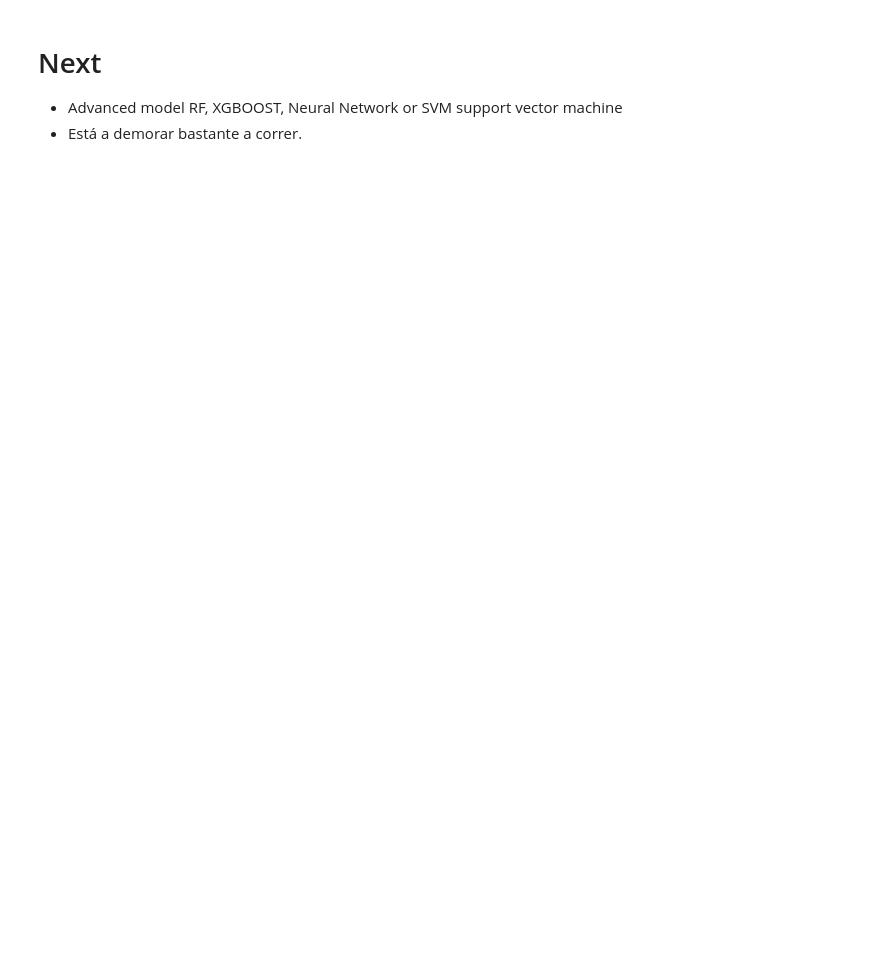
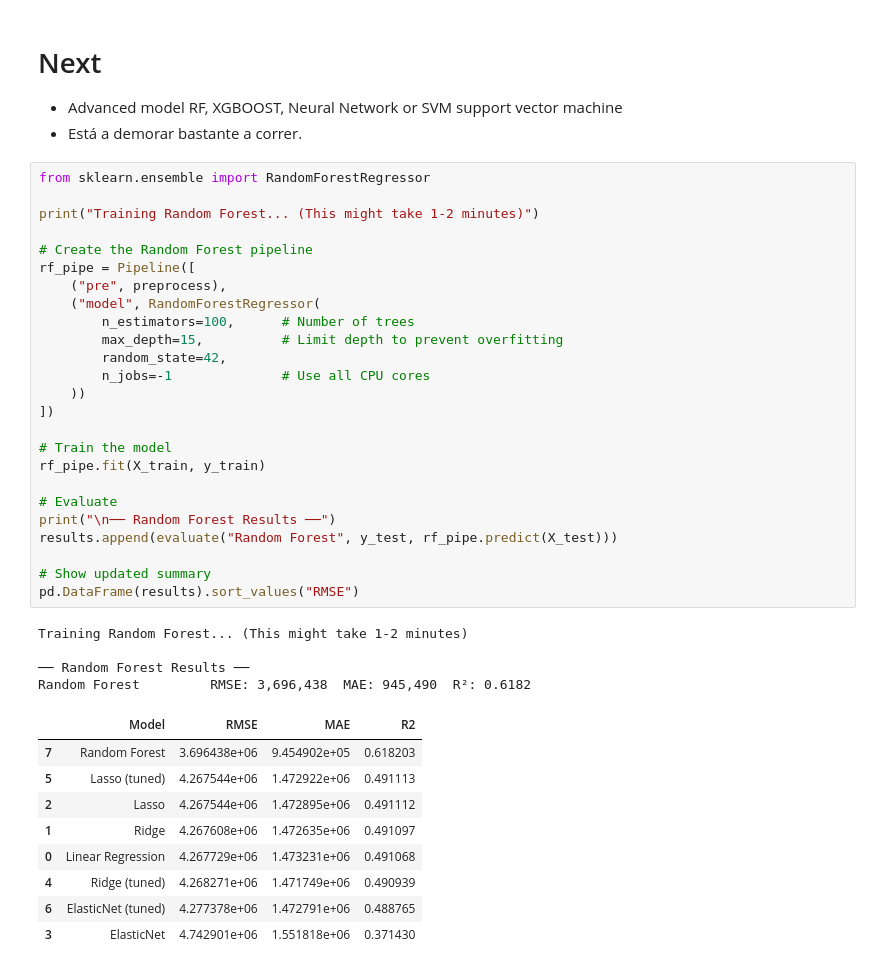
Before and after one commit to LucreziaSalerno/ML-Group-M, a Jupyter notebook: notebooks/models.ipynb, the cells around one changed output. Saved outputs shown, nothing was run; the diff lists cells and outputs as text; blank space fills up the shorter version.

```diff
--- a/notebooks/models.ipynb
+++ b/notebooks/models.ipynb
@@ -186,3 +201,42 @@ Ridge (tuned)         RMSE: 3,759,902  MAE: 1,396,349  R²: 0.6050
 
 - Advanced model RF, XGBOOST, Neural Network or SVM support vector machine
 - Está a demorar bastante a correr.
+# %%
+from sklearn.ensemble import RandomForestRegressor
+
+print("Training Random Forest... (This might take 1-2 minutes)")
+
+# Create the Random Forest pipeline
+rf_pipe = Pipeline([
+    ("pre", preprocess),
+    ("model", RandomForestRegressor(
+        n_estimators=100,      # Number of trees
+        max_depth=15,          # Limit depth to prevent overfitting
+        random_state=42,
+        n_jobs=-1              # Use all CPU cores
+    ))
+])
+
+# Train the model
+rf_pipe.fit(X_train, y_train)
+
+# Evaluate
+print("\n── Random Forest Results ──")
+results.append(evaluate("Random Forest", y_test, rf_pipe.predict(X_test)))
+
+# Show updated summary
+pd.DataFrame(results).sort_values("RMSE")
+# %% [output]
+Training Random Forest... (This might take 1-2 minutes)
+
+── Random Forest Results ──
+Random Forest         RMSE: 3,696,438  MAE: 945,490  R²: 0.6182
+|  | Model | RMSE | MAE | R2 |
+| 7 | Random Forest | 3.696438e+06 | 9.454902e+05 | 0.618203 |
+| 5 | Lasso (tuned) | 4.267544e+06 | 1.472922e+06 | 0.491113 |
+| 2 | Lasso | 4.267544e+06 | 1.472895e+06 | 0.491112 |
+| 1 | Ridge | 4.267608e+06 | 1.472635e+06 | 0.491097 |
+| 0 | Linear Regression | 4.267729e+06 | 1.473231e+06 | 0.491068 |
+| 4 | Ridge (tuned) | 4.268271e+06 | 1.471749e+06 | 0.490939 |
+| 6 | ElasticNet (tuned) | 4.277378e+06 | 1.472791e+06 | 0.488765 |
+| 3 | ElasticNet | 4.742901e+06 | 1.551818e+06 | 0.371430 |
```
Also changed, not shown: parts of 6 cells of this notebook.
